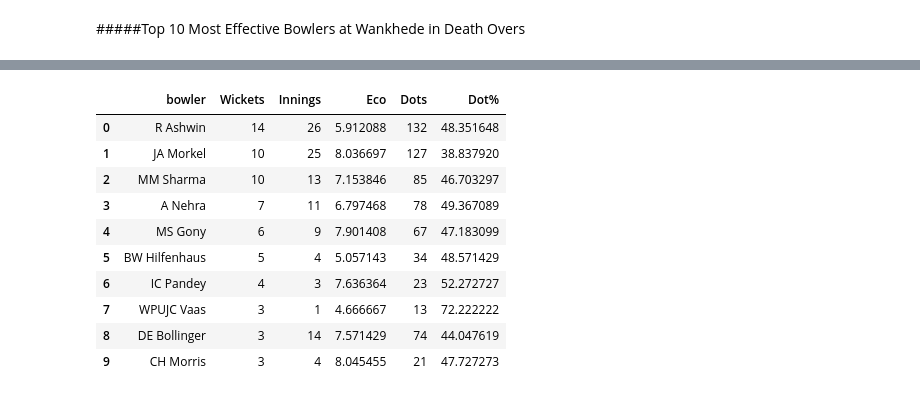
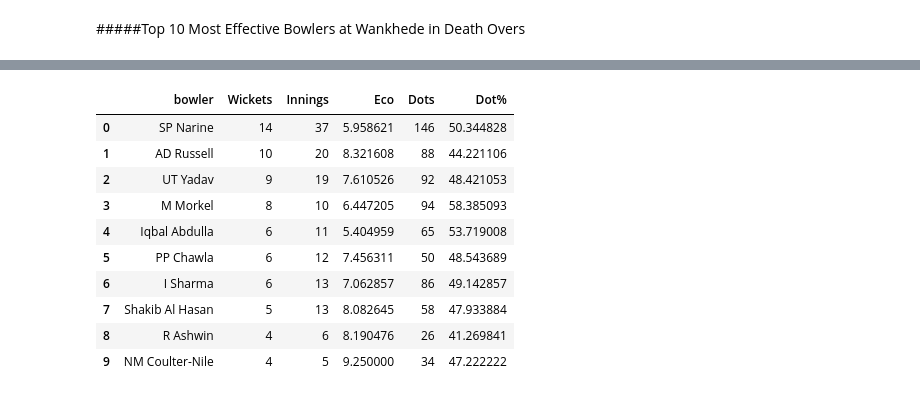
Before and after one commit to MahimnaDarji/Cricket-Analysis, a Jupyter notebook: IPL_Stats_Analysis(Bowling).ipynb, the cells around one changed output, grey strips where cells are left out. Drawn from its saved outputs; the diff is of its cells as text; code cells hidden in the pictures.

```diff
--- a/IPL_Stats_Analysis(Bowling).ipynb
+++ b/IPL_Stats_Analysis(Bowling).ipynb
@@ -1094,22 +1134,24 @@ chepauk.head(5)
+# %%
+eden=venuestats(alldata,'Powerplay','Eden Gardens')
 # %%
-wickets=pd.DataFrame(chepauk.groupby('bowler')['Wickets'].sum().sort_values(ascending=False)).reset_index()
-innings=pd.DataFrame(chepauk.groupby('bowler')['Innings'].sum().sort_values(ascending=False)).reset_index()
-economy=pd.DataFrame(chepauk.groupby('bowler')['Eco'].sum().sort_values(ascending=False)).reset_index()
-dots=pd.DataFrame(chepauk.groupby('bowler')['Dots'].sum().sort_values(ascending=False)).reset_index()
-dotper=pd.DataFrame(chepauk.groupby('bowler')['dot%'].sum().sort_values(ascending=False)).reset_index().rename(columns={'dot%':'Dot%'})
+wickets=pd.DataFrame(eden.groupby('bowler')['Wickets'].sum().sort_values(ascending=False)).reset_index()
+innings=pd.DataFrame(eden.groupby('bowler')['Innings'].sum().sort_values(ascending=False)).reset_index()
+economy=pd.DataFrame(eden.groupby('bowler')['Eco'].sum().sort_values(ascending=False)).reset_index()
+dots=pd.DataFrame(eden.groupby('bowler')['Dots'].sum().sort_values(ascending=False)).reset_index()
+dotper=pd.DataFrame(eden.groupby('bowler')['dot%'].sum().sort_values(ascending=False)).reset_index().rename(columns={'dot%':'Dot%'})
 
-chepaukpp=wickets.merge(innings,on='bowler',how='inner').merge(economy,on='bowler',how='inner').merge(dots,on='bowler',how='inner').merge(dotper,on='bowler',how='inner')
-chepaukpp.head(10)
+edenpp=wickets.merge(innings,on='bowler',how='inner').merge(economy,on='bowler',how='inner').merge(dots,on='bowler',how='inner').merge(dotper,on='bowler',how='inner')
+edenpp.head(10)
 # %% [output]
 |  | bowler | Wickets | Innings | Eco | Dots | Dot% |
-| 0 | R Ashwin | 14 | 26 | 5.912088 | 132 | 48.351648 |
-| 1 | JA Morkel | 10 | 25 | 8.036697 | 127 | 38.837920 |
-| 2 | MM Sharma | 10 | 13 | 7.153846 | 85 | 46.703297 |
-| 3 | A Nehra | 7 | 11 | 6.797468 | 78 | 49.367089 |
-| 4 | MS Gony | 6 | 9 | 7.901408 | 67 | 47.183099 |
-| 5 | BW Hilfenhaus | 5 | 4 | 5.057143 | 34 | 48.571429 |
-| 6 | IC Pandey | 4 | 3 | 7.636364 | 23 | 52.272727 |
-| 7 | WPUJC Vaas | 3 | 1 | 4.666667 | 13 | 72.222222 |
-| 8 | DE Bollinger | 3 | 14 | 7.571429 | 74 | 44.047619 |
-| 9 | CH Morris | 3 | 4 | 8.045455 | 21 | 47.727273 |
+| 0 | SP Narine | 14 | 37 | 5.958621 | 146 | 50.344828 |
+| 1 | AD Russell | 10 | 20 | 8.321608 | 88 | 44.221106 |
+| 2 | UT Yadav | 9 | 19 | 7.610526 | 92 | 48.421053 |
+| 3 | M Morkel | 8 | 10 | 6.447205 | 94 | 58.385093 |
+| 4 | Iqbal Abdulla | 6 | 11 | 5.404959 | 65 | 53.719008 |
+| 5 | PP Chawla | 6 | 12 | 7.456311 | 50 | 48.543689 |
+| 6 | I Sharma | 6 | 13 | 7.062857 | 86 | 49.142857 |
+| 7 | Shakib Al Hasan | 5 | 13 | 8.082645 | 58 | 47.933884 |
+| 8 | R Ashwin | 4 | 6 | 8.190476 | 26 | 41.269841 |
+| 9 | NM Coulter-Nile | 4 | 5 | 9.250000 | 34 | 47.222222 |
 # %%
```
Also changed, not shown: parts of 66 cells of this notebook.
